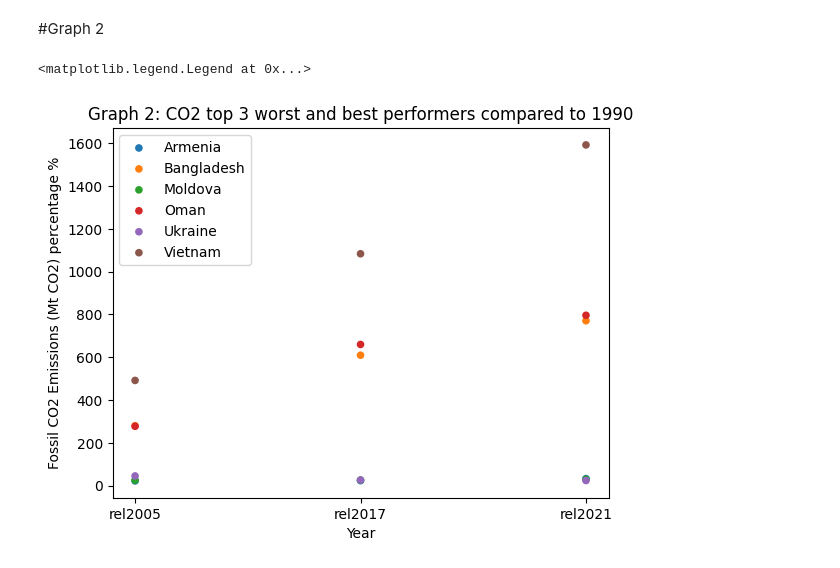
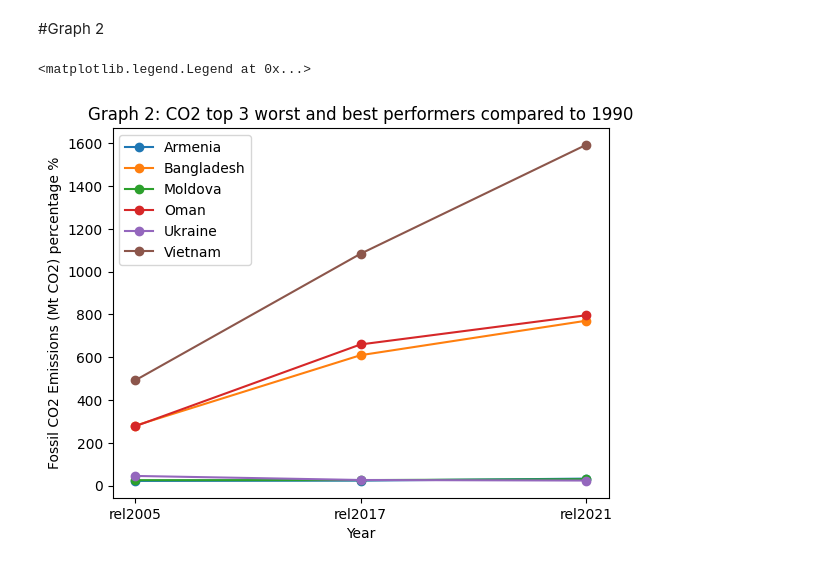
Before and after one commit to ayuksekdag/winacademy_python_dna, a Jupyter notebook: c02/c02.ipynb, the cells around one changed output. Saved outputs shown, nothing was run; the diff lists cells and outputs as text; code cells hidden in the pictures.

```diff
--- a/c02/c02.ipynb
+++ b/c02/c02.ipynb
@@ -71,7 +71,7 @@ ax.set_ylabel('Fossil CO2 Emissions (Mt CO2)')
 
 groups = top5_pivot.groupby('Country')
 for name, group in groups:
-    plt.scatter(group.Year, group.C02, marker='o', linestyle='', s=30, label=name)
+    plt.plot(group.Year, group.C02, marker='o',  label=name)
 
 plt.legend()
 # %% [output]
@@ -137,17 +154,17 @@ top3_union = pd.concat([top3_pivot, buttom3_pivot])
 # %%
 
 fig, ax = plt.subplots()
 
 ax.set_title('Graph 2: CO2 top 3 worst and best performers compared to 1990')
 ax.set_xlabel('Year')
 ax.set_ylabel('Fossil CO2 Emissions (Mt CO2) percentage %')
 
 
 groups = top3_union.groupby('Country')
 for name, group in groups:
-    plt.scatter(group.Year, group.C02, marker='o', linestyle='', s=20, label=name)
+    plt.plot(group.Year, group.C02, marker='o', label=name)
 
 plt.legend()
 # %% [output]
 <matplotlib.legend.Legend at 0x...>
-[figure, old version]
+[figure, new version]
```
Also changed, not shown: parts of 2 cells of this notebook.
